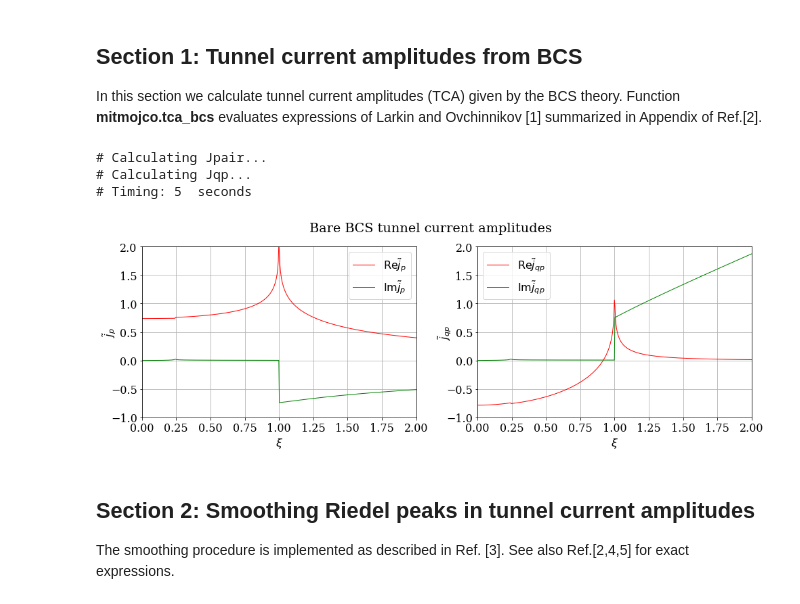
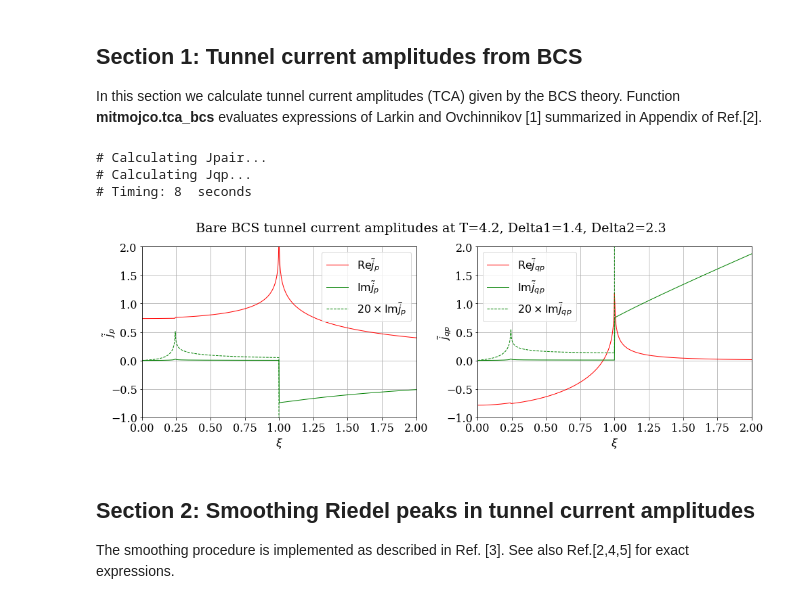
Before and after one commit to drgulevich/mitmojco, a Jupyter notebook: amplitudes.ipynb, the cells around one changed output. Drawn from its saved outputs; the diff is of its cells as text; code cells hidden in the pictures.

```diff
--- a/amplitudes.ipynb
+++ b/amplitudes.ipynb
@@ -45,7 +45,7 @@ Delta2 = 2.3 # meV
 Jpair,Jqp = mitmojco.tca_bcs(T, Delta1, Delta2)
 # %%
 ### data points for plotting (use 500 or more points to resolve Riedel peaks)
-xpoints=np.linspace(0.001,2,500)
+xpoints=np.linspace(0.001,2,700)
 
 start_time = time.time()
 
@@ -59,41 +59,43 @@ print('# Timing: %.f' % (time.time()-start_time),' seconds')
 # %% [output]
 # Calculating Jpair...
 # Calculating Jqp...
-# Timing: 5  seconds
+# Timing: 8  seconds
 # %%
 ###--------------------------------------------------------
 ###   Plot BCS tunnel current amplitudes
 ###--------------------------------------------------------
 
 plt.rc('font', family='serif', size=16)
 fig, ax = plt.subplots(1, 2, figsize=(14,5))
-fig.suptitle("Bare BCS tunnel current amplitudes")
+fig.suptitle("Bare BCS tunnel current amplitudes at T=%.1f, Delta1=%.1f, Delta2=%.1f" % (T,Delta1,Delta2))
 
 lw=1
 ax[0].plot(xpoints,Jpair_xpoints.real, color='r', lw=lw, label=r'${\rm Re} \tilde{j}_p$')
 ax[0].plot(xpoints,Jpair_xpoints.imag, color='g', lw=lw, label=r'${\rm Im} \tilde{j}_p$')
+ax[0].plot(xpoints,20*Jpair_xpoints.imag, color='g',lw=lw,ls='dashed',label=r'$20\times{\rm Im} \tilde{j}_p$')
 ax[1].plot(xpoints,Jqp_xpoints.real, color='r', lw=lw, label=r'${\rm Re} \tilde{j}_{qp}$')
 ax[1].plot(xpoints,Jqp_xpoints.imag, color='g', lw=lw, label=r'${\rm Im} \tilde{j}_{qp}$')
+ax[1].plot(xpoints,20*Jqp_xpoints.imag, color='g',lw=lw,ls='dashed',label=r'$20\times{\rm Im} \tilde{j}_{qp}$')
 
 ax[0].set_xlabel(r'$\xi$')
 ax[0].set_ylabel(r'$\tilde{j}_p$',labelpad=-10)
 ax[0].set_xlim([0,2])
 ax[0].set_ylim([-1,2])
 
 ax[1].set_xlabel(r'$\xi$')
 ax[1].set_ylabel(r'$\tilde{j}_{qp}$',labelpad=-10)
 ax[1].set_xlim([0,2])
 ax[1].set_ylim([-1,2])
 
 ax[0].grid()
 ax[1].grid()
 ax[0].legend()
 ax[1].legend()
 
 plt.tight_layout()
 fig.subplots_adjust(top=0.88) # suptitle fix after tight_layout() call
 # %% [output]
-[figure, old version]
+[figure, new version]
 # %% [markdown]
 ## Section 2: Smoothing Riedel peaks in tunnel current amplitudes
 
```
Also changed, not shown: parts of 5 cells of this notebook.
